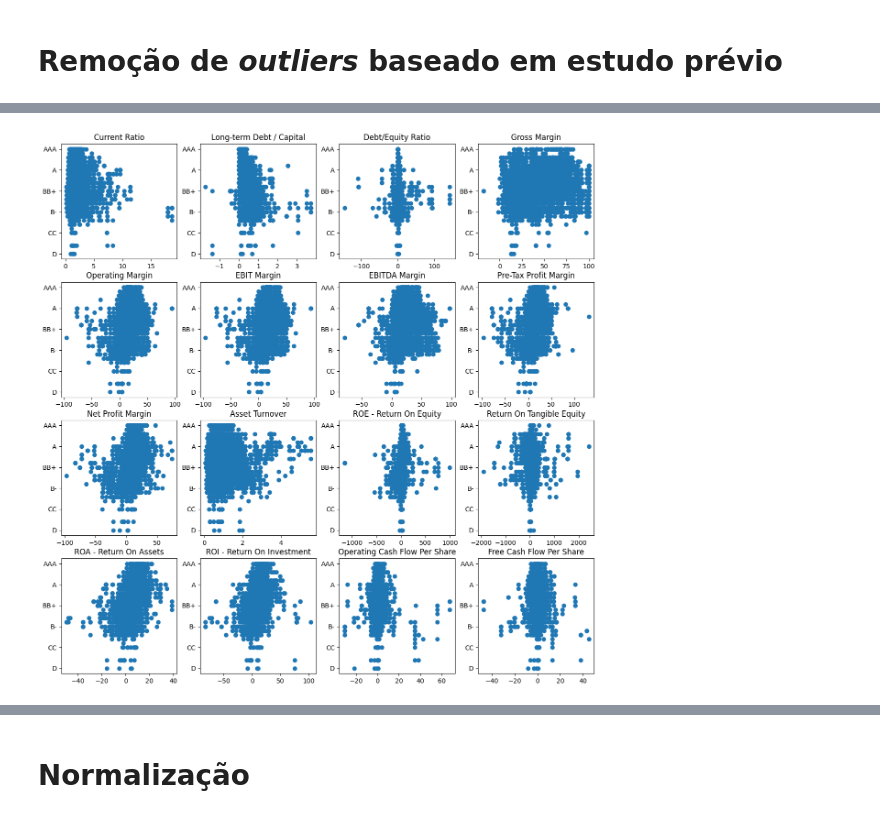
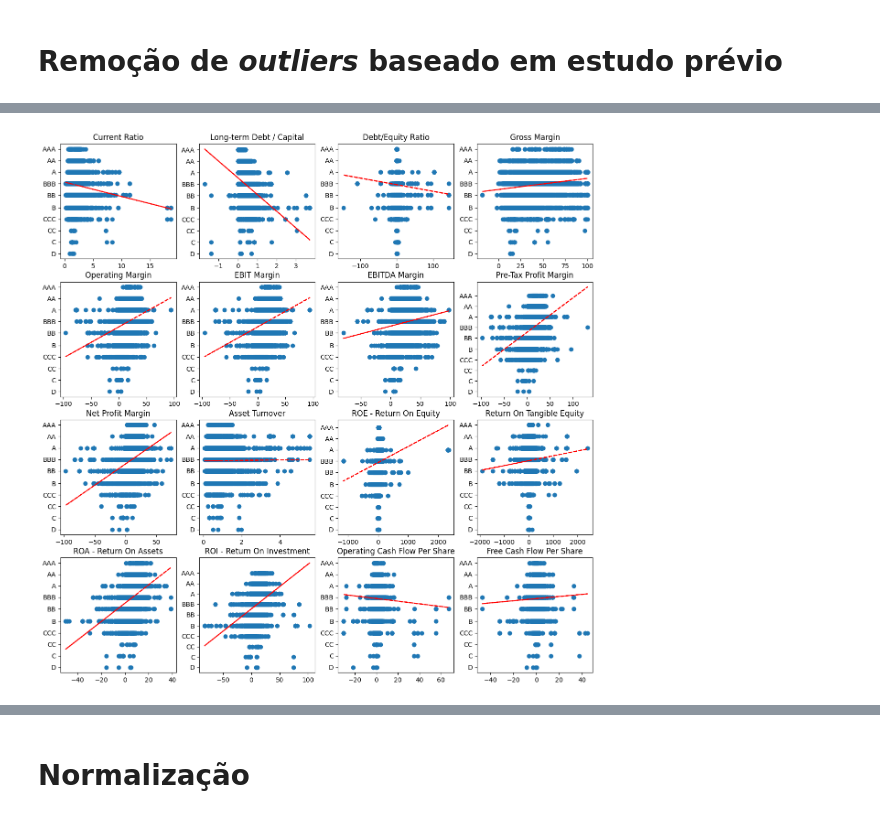
Before and after one commit to ChristianNMoreira/corporateRatingClassificationNN, a Jupyter notebook: corporateCreditRating.ipynb, the cells around one changed output, grey strips where cells are left out. Cells and saved outputs as stored; diff of their text form; code cells hidden in the pictures.

```diff
--- a/corporateCreditRating.ipynb
+++ b/corporateCreditRating.ipynb
@@ -70,6 +83,7 @@ label_decoder_dict = {}
 for k in label_encoder_dict.keys():
     label_decoder_dict[label_encoder_dict[k][encoder_descending]] = k
 # %%
+df_ratings["Rating"] = df_ratings["Rating"].str.replace("+", "").str.replace("-", "")
 df_ratings["Rating Encoded"] = df_ratings["Rating"].apply(lambda x: label_encoder_dict[x.strip()][encoder_descending])
 # %%
 encoder = OneHotEncoder(sparse=False)
@@ -78,7 +92,7 @@ encoder = OneHotEncoder(sparse=False)
 # %%
 ranges = {
     "Current Ratio": (-5, 20),
-    "Long-term Debt / Capital": (-6.5, 15),
+    "Long-term Debt / Capital": (-7, 15),
     "Debt/Equity Ratio": (-200, 250),
     "Gross Margin": (-25, 150),
     "Operating Margin": (-250, 100),
@@ -87,7 +101,7 @@ ranges = {
     "Pre-Tax Profit Margin": (-100, 150),
     "Net Profit Margin": (-150, 150),
     "Asset Turnover": (-10, 6),
-    "ROE - Return On Equity": (-2500, 2000),
+    "ROE - Return On Equity": (-2500, 2500),
     "Return On Tangible Equity": (-2500, 2500),
     "ROA - Return On Assets": (-100, 80),
     "ROI - Return On Investment": (-250, 250),
@@ -104,26 +118,30 @@ len(df_ratings)
 # %%
 def subplot(ax, col):
     ax.scatter(df_ratings[[col]], df_ratings[['Rating Encoded']])
+    coef = np.polyfit(df_ratings[col], df_ratings['Rating Encoded'], 1)
+    poly1d_fn = np.poly1d(coef)
+    ax.plot(df_ratings[col], poly1d_fn(df_ratings[col]), '--r')
     ax.set_title(col)
 
 fig = plt.figure()
 fig.set_figheight(15)
 fig.set_figwidth(15)
 
 k = 0
 
 for i in range(4):
     for j in range(4):
 
         ax = plt.subplot2grid((4, 4), (i, j))
-        ticks_list = [1.0, 0.8, 0.6, 0.4, 0.2, 0]
+        # ticks_list = [1.0, 0.8, 0.6, 0.4, 0.2, 0]
+        ticks_list = list(label_decoder_dict.keys())
         ax.set_yticks(ticks_list)
         ax.set_yticklabels([label_decoder_dict.get(i) for i in ticks_list])
 
         col = input_columns[k]
         subplot(ax, col)
         k += 1
 
 plt.show()
 # %% [output]
-[figure, old version]
+[figure, new version]
```
Also changed, not shown: parts of 14 cells of this notebook.
